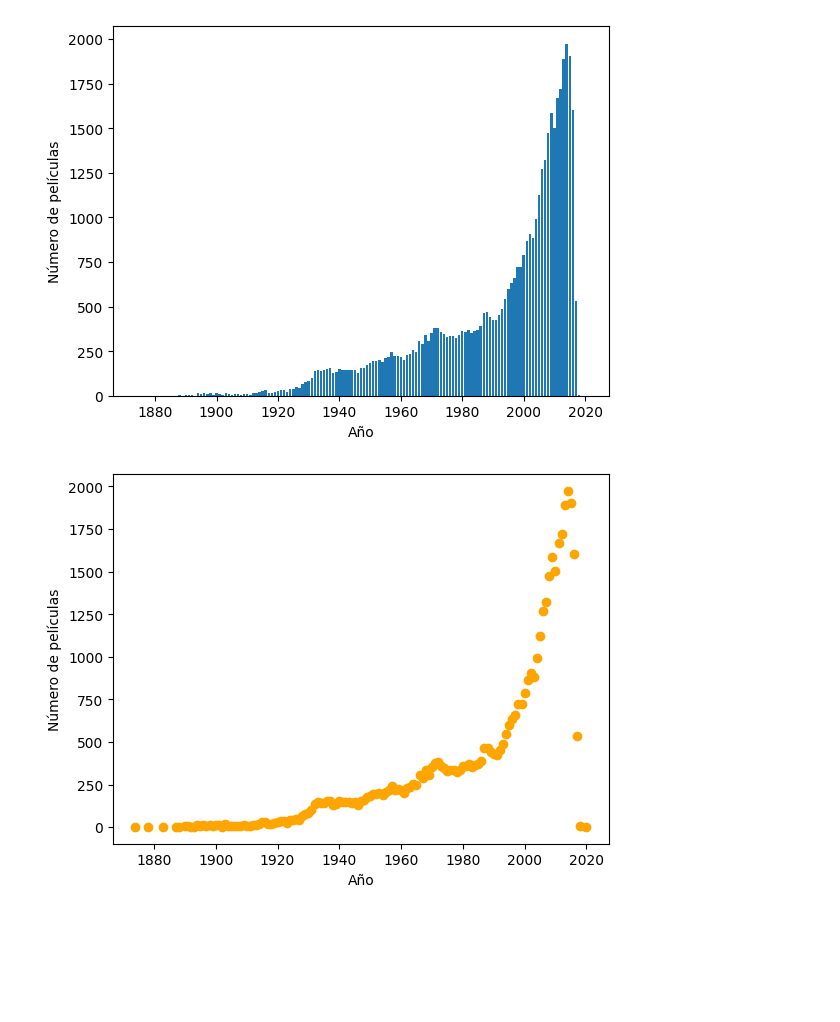
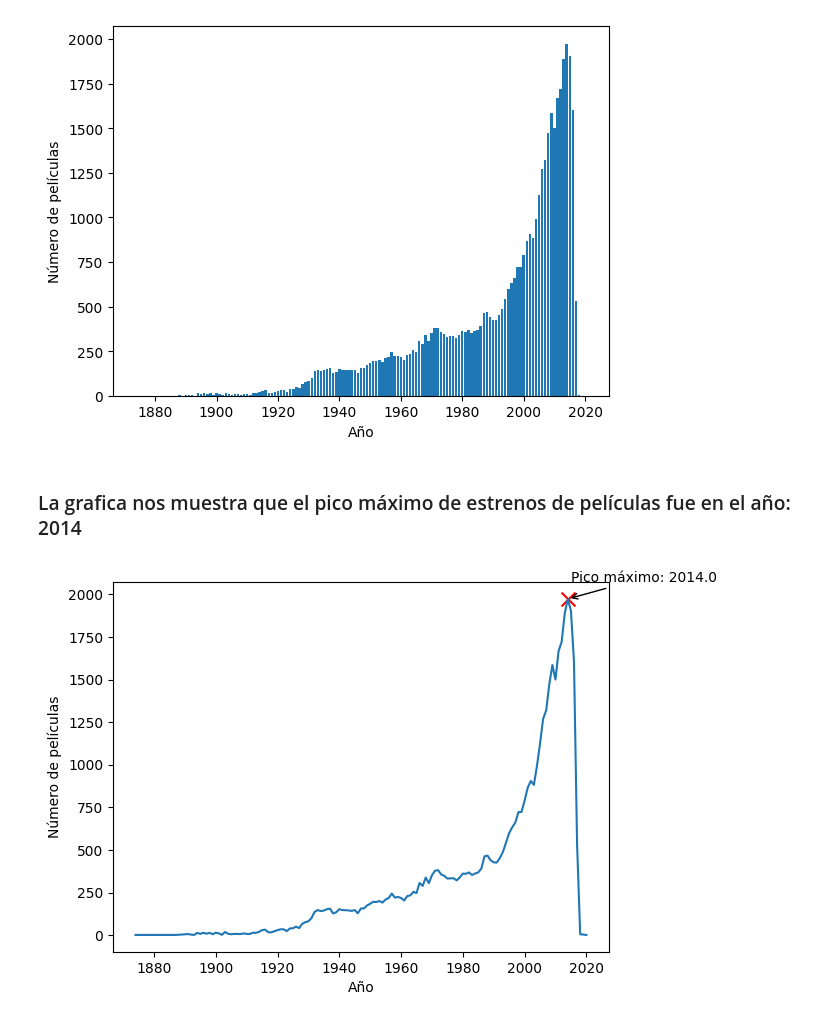
Before and after one commit to CASA27/MLOPs, a Jupyter notebook: eda.ipynb, the cells around one changed output. Saved outputs shown, nothing was run; the diff lists cells and outputs as text; code cells hidden in the pictures; blank space fills up the shorter version.

Commit message:
Se elaboro el readme y se ajustaron datos

```diff
--- a/eda.ipynb
+++ b/eda.ipynb
@@ -105,11 +107,30 @@ plt.ylabel('Número de películas')
 plt.show()
 # %% [output]
 [figure]
-# %%
-# Grafica de puntos
-plt.scatter(peliculas_anio.index, peliculas_anio.values, color='orange')
-plt.xlabel('Año')
-plt.ylabel('Número de películas')
-plt.show()
-# %% [output]
-[figure, removed]
+# %% [markdown]
+### La grafica nos muestra que el pico máximo de estrenos de películas fue en el año: 2014
+# %%
+# Obtener los datos de las películas por año
+peliculas_anio = data['release_year'].value_counts().sort_index()
+
+# Graficar el número de películas por año
+plt.plot(peliculas_anio.index, peliculas_anio.values)
+plt.xlabel('Año')
+plt.ylabel('Número de películas')
+
+# Encontrar el pico máximo
+indice_pico_maximo = np.argmax(peliculas_anio.values)
+anio_pico_maximo = peliculas_anio.index[indice_pico_maximo]
+pico_maximo = peliculas_anio.values[indice_pico_maximo]
+
+# Marcar el pico máximo en el gráfico
+plt.scatter(anio_pico_maximo, pico_maximo, c='red', marker='x', s=100)
+
+# Agregar etiqueta con el año del pico máximo
+plt.annotate(f"Pico máximo: {anio_pico_maximo}", xy=(anio_pico_maximo, pico_maximo),
+             xytext=(anio_pico_maximo + 1, pico_maximo + 100),
+             arrowprops=dict(facecolor='black', arrowstyle='->'))
+
+plt.show()
+# %% [output]
+[figure, added]
```
Also changed, not shown: parts of 10 cells of this notebook, 5 other files.
